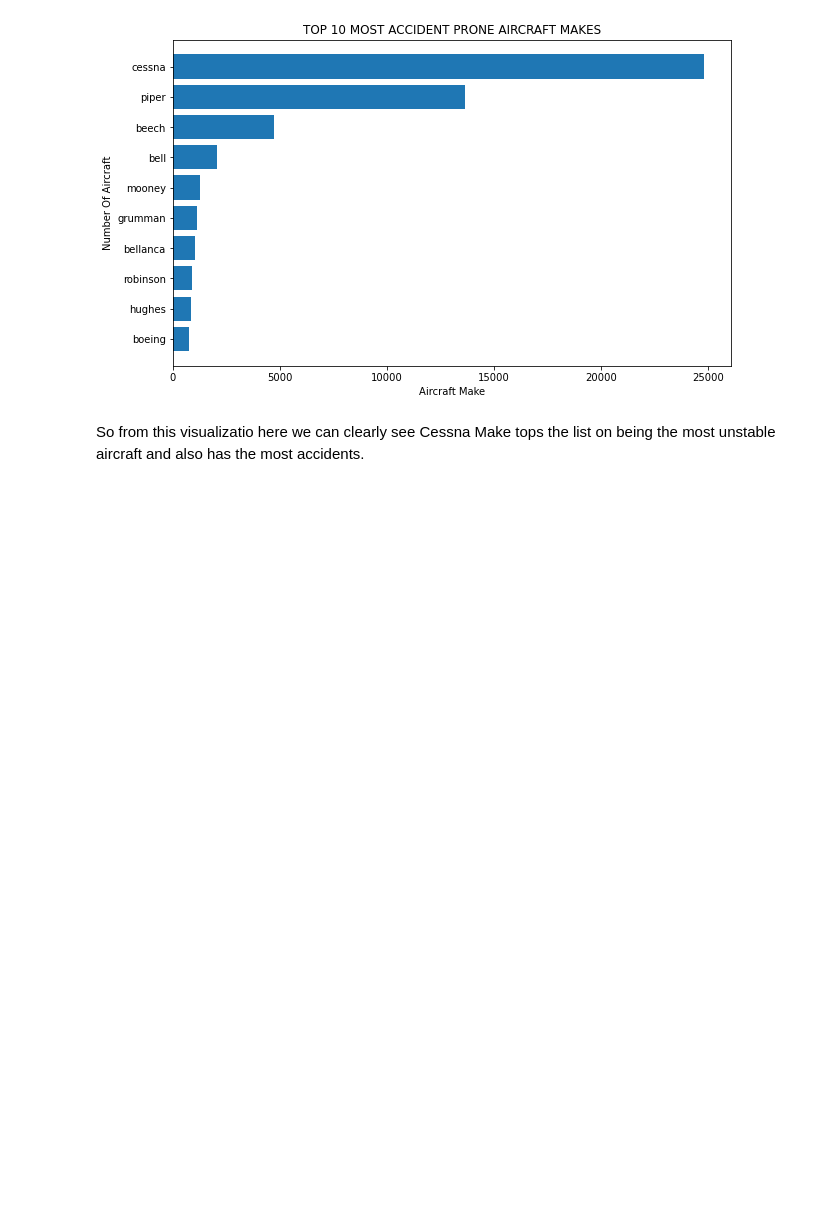
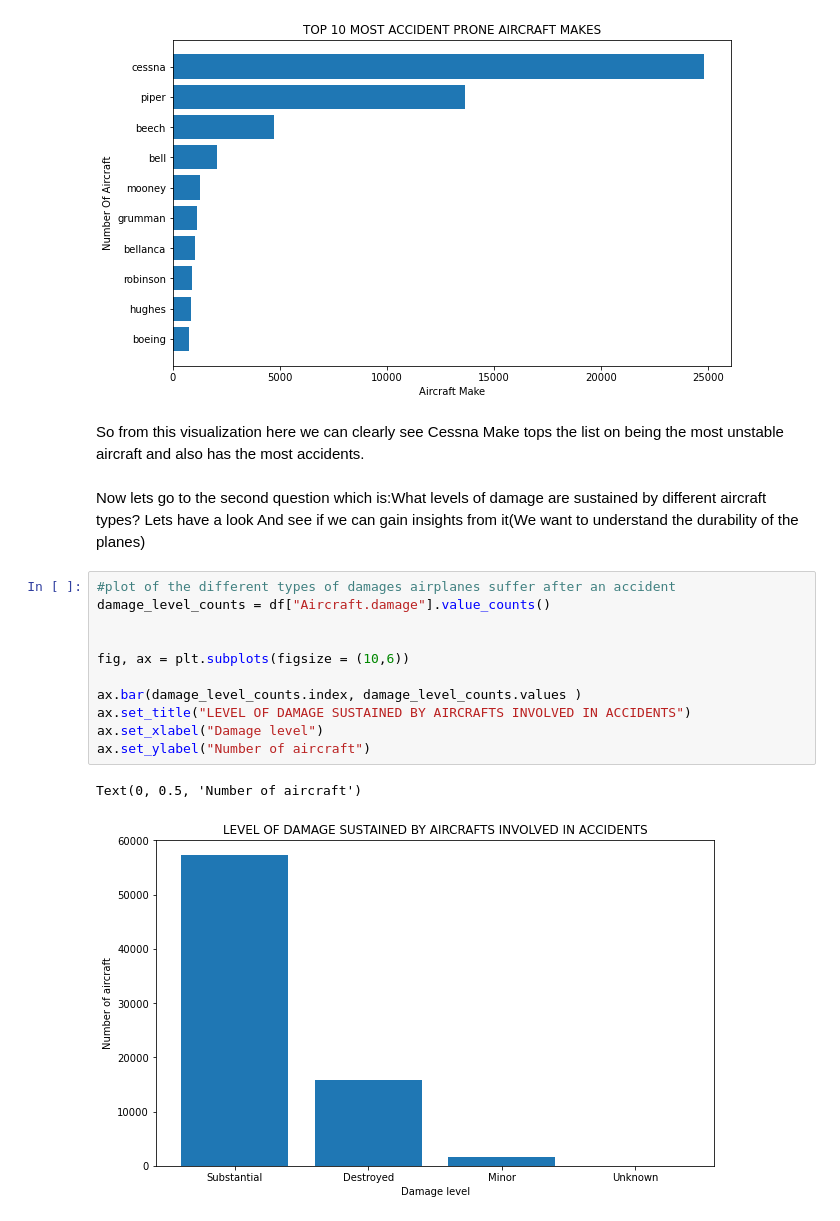
Before and after one commit to Graham-49/Phase-One-Project, a Jupyter notebook: dsc-phase1-project.ipynb, the cells around one changed output. Saved outputs shown, nothing was run; the diff lists cells and outputs as text; blank space fills up the shorter version.

Commit message:
adding on top some visualization

```diff
--- a/dsc-phase1-project.ipynb
+++ b/dsc-phase1-project.ipynb
@@ -539,4 +539,21 @@ ax.set_ylabel("Number Of Aircraft");
 # %% [output]
 [figure]
 # %% [markdown]
-So from this visualizatio here we can clearly see Cessna Make tops the list on being the most unstable aircraft and also has the most accidents.
+So from this visualization here we can clearly see Cessna Make tops the list on being the most unstable aircraft and also has the most accidents.
+# %% [markdown]
+Now lets go to the second question which is:What levels of damage are sustained by different aircraft types?
+Lets have a look And see if we can gain insights from it(We want to understand the durability of the planes)
+# %%
+#plot of the different types of damages airplanes suffer after an accident
+damage_level_counts = df["Aircraft.damage"].value_counts()
+
+
+fig, ax = plt.subplots(figsize = (10,6))
+
+ax.bar(damage_level_counts.index, damage_level_counts.values )
+ax.set_title("LEVEL OF DAMAGE SUSTAINED BY AIRCRAFTS INVOLVED IN ACCIDENTS")
+ax.set_xlabel("Damage level")
+ax.set_ylabel("Number of aircraft")
+# %% [output]
+Text(0, 0.5, 'Number of aircraft')
+[figure, added]
```
Also changed, not shown: parts of 10 cells of this notebook.
